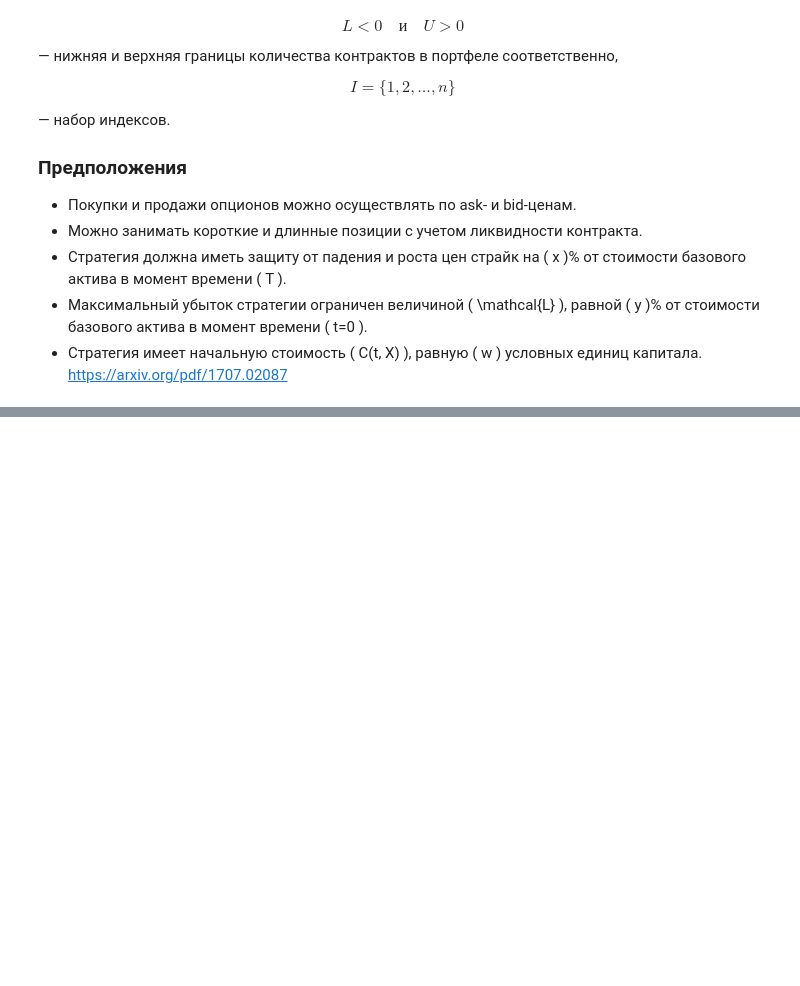
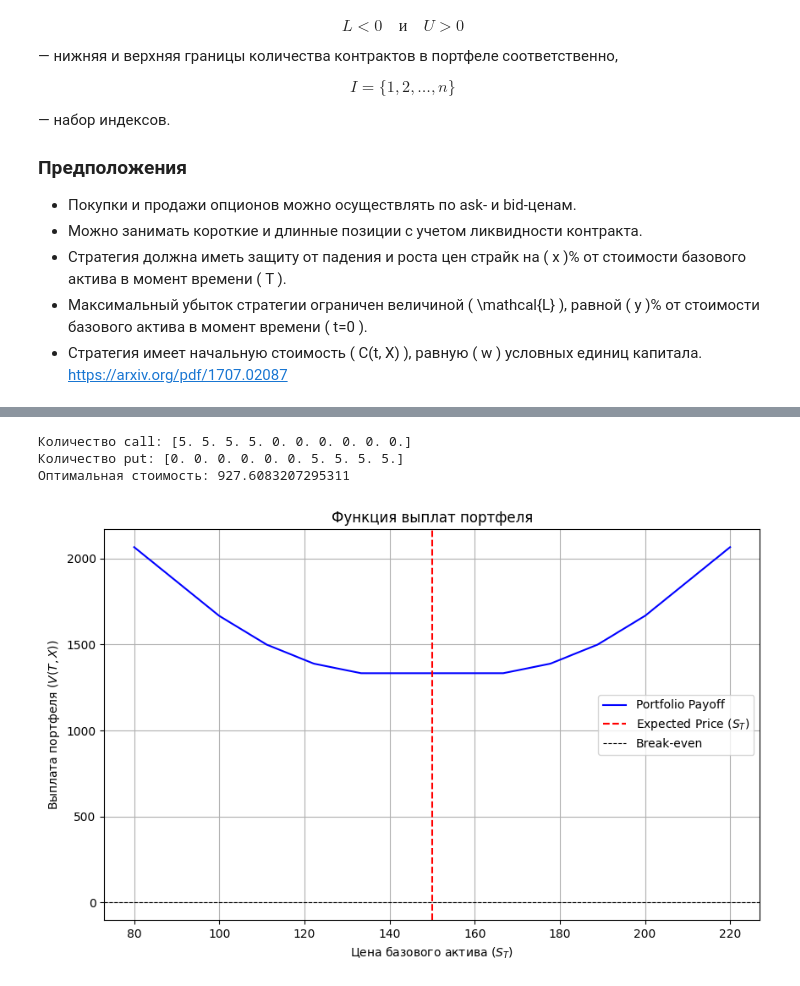
Before and after one commit to MiromanovDaniil/GSFP-labs, a Jupyter notebook: lab_1_GSFP.ipynb, the cells around one changed output, grey strips where cells are left out. Drawn from its saved outputs; the diff is of its cells as text; code cells hidden in the pictures; blank space fills up the shorter version.

```diff
--- a/lab_1_GSFP.ipynb
+++ b/lab_1_GSFP.ipynb
@@ -799,0 +745,78 @@ else:
+# %%
+n = 10  # количество страйков
+strike_prices = np.linspace(100, 200, n)  # пример страйков
+ask_prices_call = np.random.uniform(5, 15, n)  # ask-цены call
+bid_prices_call = ask_prices_call - 1  # bid-цены call
+ask_prices_put = np.random.uniform(5, 15, n)  # ask-цены put
+bid_prices_put = ask_prices_put - 1  # bid-цены put
+expected_price = 150  # ожидаемая цена в момент T
+initial_capital = 1000  # начальный капитал
+max_loss = -200  # максимальный убыток
+L, U = -5, 5  # ограничения на количество контрактов
+
+# Предварительный расчет выплат для call и put
+payoff_call = np.maximum(expected_price - strike_prices, 0)  # выплата по call
+payoff_put = np.maximum(strike_prices - expected_price, 0)  # выплата по put
+
+# Переменные для оптимизации
+x_call = cp.Variable(n, integer=True)  # количество call
+x_put = cp.Variable(n, integer=True)  # количество put
+
+# Вспомогательные переменные для абсолютных значений
+abs_x_call = cp.Variable(n)
+abs_x_put = cp.Variable(n)
+
+# Ограничения для абсолютных значений
+constraints = [
+    abs_x_call >= x_call,
+    abs_x_call >= -x_call,
+    abs_x_put >= x_put,
+    abs_x_put >= -x_put
+]
+
+# Целевая функция
+payoff = cp.sum(cp.multiply(x_call, payoff_call)) + cp.sum(cp.multiply(x_put, payoff_put))
+cost = cp.sum(cp.multiply(cp.pos(x_call), ask_prices_call) + cp.multiply(cp.neg(x_call), bid_prices_call)) + \
+       cp.sum(cp.multiply(cp.pos(x_put), ask_prices_put) + cp.multiply(cp.neg(x_put), bid_prices_put))
+objective = cp.Maximize(payoff - cost)
+
+# Добавление ограничений
+constraints += [
+    cp.sum(abs_x_call) + cp.sum(abs_x_put) == initial_capital,  # общая стоимость
+    payoff - cost >= max_loss,  # ограничение на убыток
+    x_call >= L, x_call <= U,  # ликвидность
+    x_put >= L, x_put <= U
+]
+
+# Решение задачи оптимизации
+problem = cp.Problem(objective, constraints)
+problem.solve()
+
+print("Количество call:", x_call.value)
+print("Количество put:", x_put.value)
+print("Оптимальная стоимость:", problem.value)
+
+# Построение графика выплат
+asset_prices = np.linspace(80, 220, 500)  # Диапазон цен базового актива
+portfolio_payoff = np.zeros_like(asset_prices)
+
+for i in range(n):
+    portfolio_payoff += x_call.value[i] * np.maximum(asset_prices - strike_prices[i], 0)
+    portfolio_payoff += x_put.value[i] * np.maximum(strike_prices[i] - asset_prices, 0)
+
+# Построение графика
+plt.figure(figsize=(10, 6))
+plt.plot(asset_prices, portfolio_payoff, label="Portfolio Payoff", color="blue")
+plt.axvline(expected_price, color='red', linestyle='--', label="Expected Price ($S_T$)")
+plt.axhline(0, color='black', linestyle='--', linewidth=0.8, label="Break-even")
+plt.title("Функция выплат портфеля")
+plt.xlabel("Цена базового актива ($S_T$)")
+plt.ylabel("Выплата портфеля ($V(T, X)$)")
+plt.legend()
+plt.grid()
+plt.show()
+# %% [output]
+Количество call: [5. 5. 5. 5. 0. 0. 0. 0. 0. 0.]
+Количество put: [0. 0. 0. 0. 0. 0. 5. 5. 5. 5.]
+Оптимальная стоимость: 927.6083207295311
+[figure, added]
```
Also changed, not shown: parts of 5 cells of this notebook, 3 other files.
